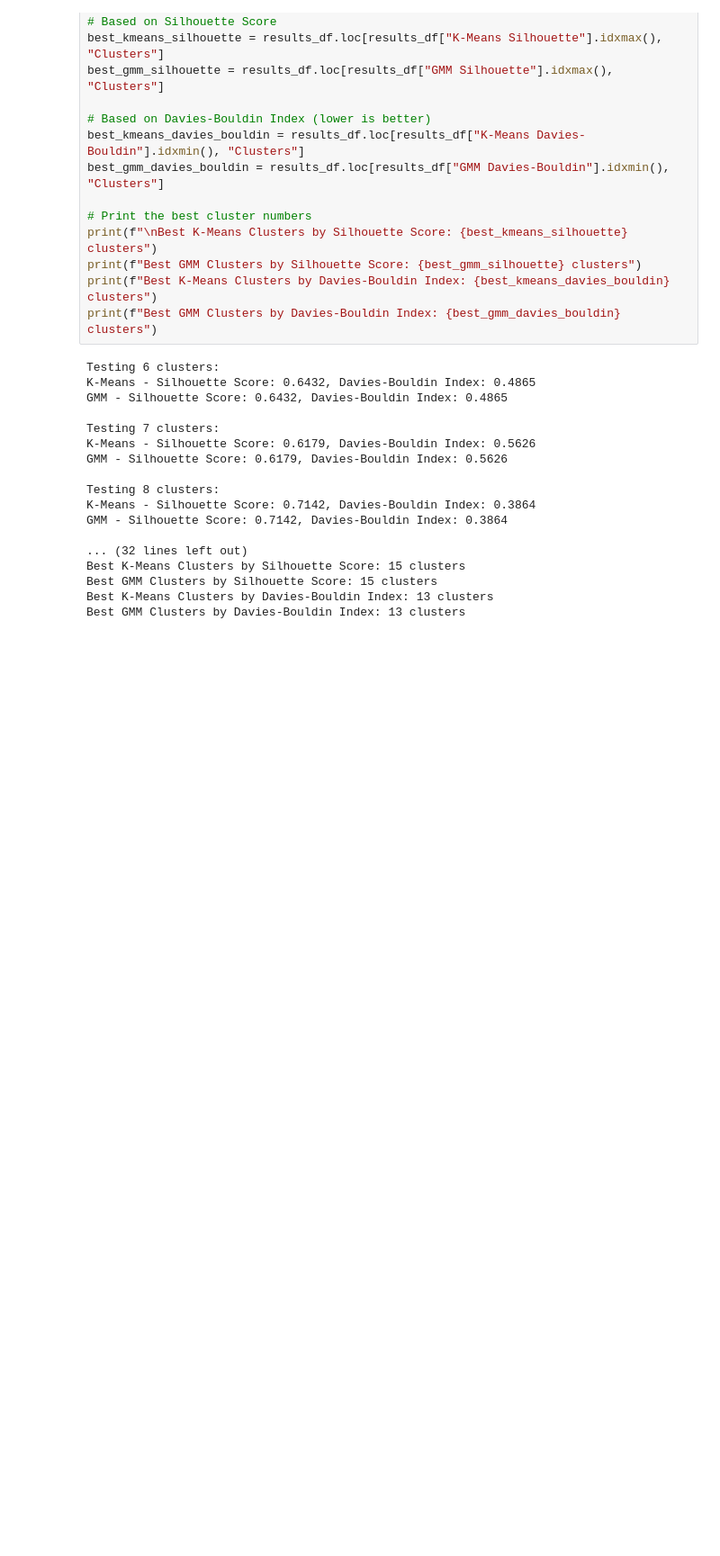
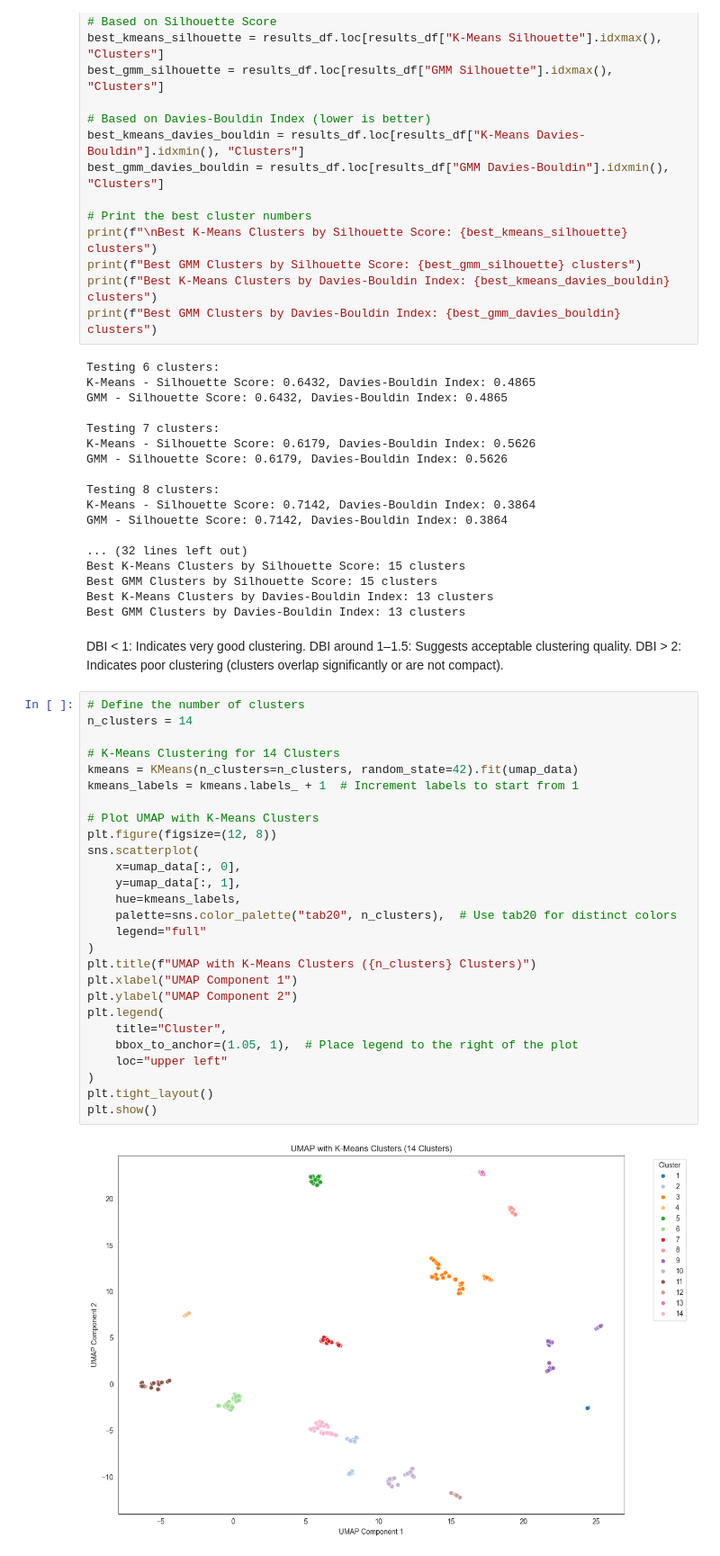
Before and after one commit to GalinaGl/CAS_ADS_2024, a Jupyter notebook: Final project/Data/Final_project_GGlousker.ipynb, the cells around one changed output. Shown at 90% size. Cells and saved outputs as stored; diff of their text form; blank space fills up the shorter version.

```diff
--- a/Final project/Data/Final_project_GGlousker.ipynb
+++ b/Final project/Data/Final_project_GGlousker.ipynb
@@ -2727,3 +2743,34 @@ Best K-Means Clusters by Silhouette Score: 15 clusters
 Best GMM Clusters by Silhouette Score: 15 clusters
 Best K-Means Clusters by Davies-Bouldin Index: 13 clusters
 Best GMM Clusters by Davies-Bouldin Index: 13 clusters
+# %% [markdown]
+DBI < 1: Indicates very good clustering. DBI around 1–1.5: Suggests acceptable clustering quality. DBI > 2: Indicates poor clustering (clusters overlap significantly or are not compact).
+# %%
+# Define the number of clusters
+n_clusters = 14
+
+# K-Means Clustering for 14 Clusters
+kmeans = KMeans(n_clusters=n_clusters, random_state=42).fit(umap_data)
+kmeans_labels = kmeans.labels_ + 1  # Increment labels to start from 1
+
+# Plot UMAP with K-Means Clusters
+plt.figure(figsize=(12, 8))
+sns.scatterplot(
+    x=umap_data[:, 0],
+    y=umap_data[:, 1],
+    hue=kmeans_labels,
+    palette=sns.color_palette("tab20", n_clusters),  # Use tab20 for distinct colors
+    legend="full"
+)
+plt.title(f"UMAP with K-Means Clusters ({n_clusters} Clusters)")
+plt.xlabel("UMAP Component 1")
+plt.ylabel("UMAP Component 2")
+plt.legend(
+    title="Cluster",
+    bbox_to_anchor=(1.05, 1),  # Place legend to the right of the plot
+    loc="upper left"
+)
+plt.tight_layout()
+plt.show()
+# %% [output]
+[figure, added]
```
Also changed, not shown: parts of 14 cells of this notebook, 2 other files.
